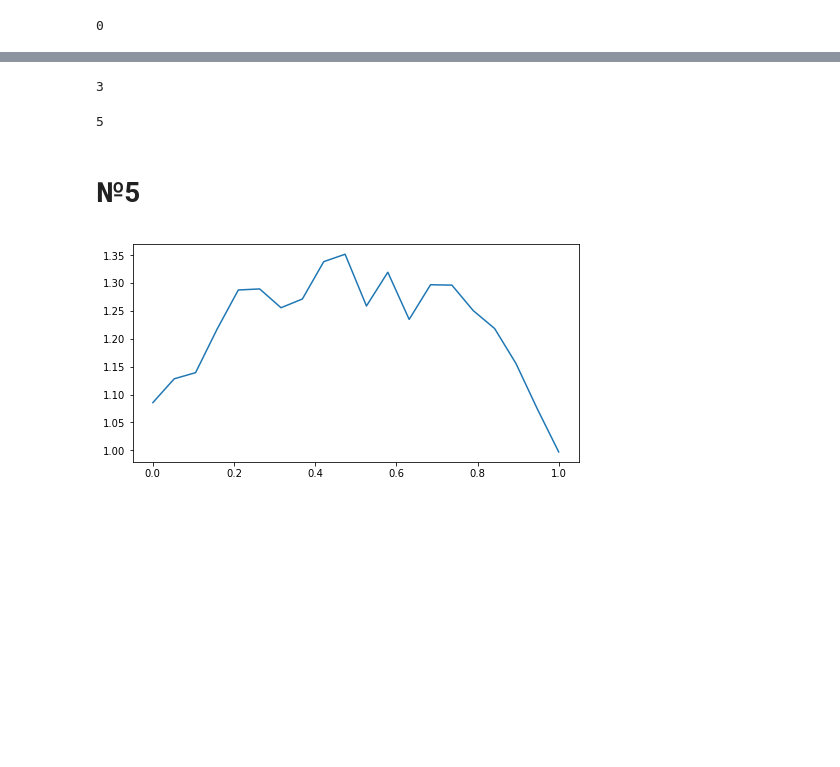
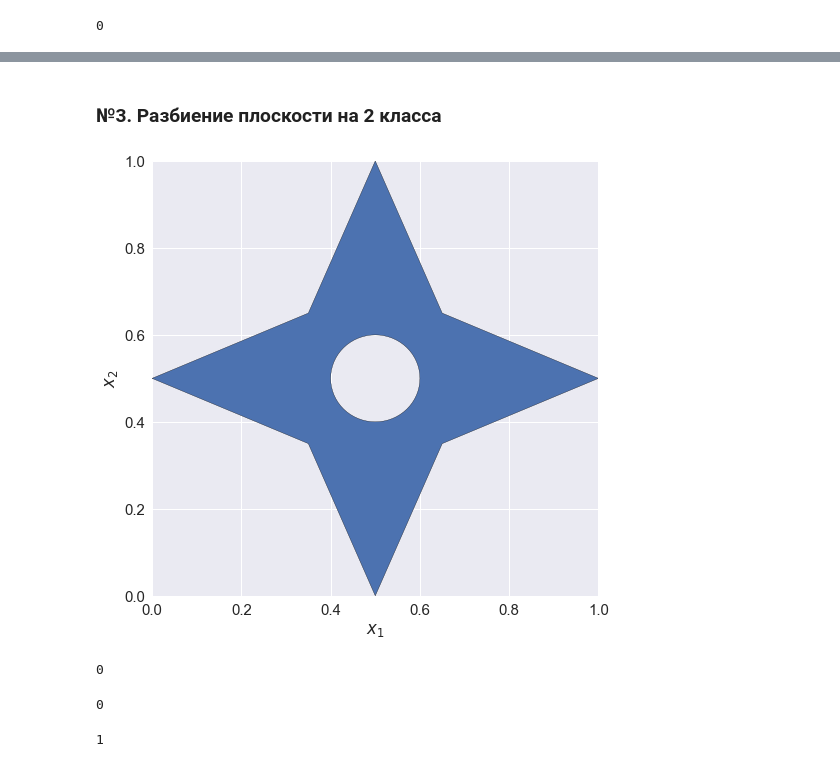
Before and after one commit to vaddya/neural-networks, a Jupyter notebook: lab0/code/lab0.ipynb, the cells around one changed output, grey strips where cells are left out. Drawn from its saved outputs; the diff is of its cells as text; code cells hidden in the pictures; blank space fills up the shorter version.

```diff
--- a/lab0/code/lab0.ipynb
+++ b/lab0/code/lab0.ipynb
@@ -11,8 +13,17 @@ $x = [x_1, x_2]$, $x_i \in \{1, 2, 3, 4\}$
 $y_i \in \{0, 1\}$
 # %%
 import random as rnd
+import numpy as np
+import itertools
+import seaborn as sns
+from matplotlib import pyplot as plt
+from shapely.geometry import Point
+from shapely.geometry.polygon import Polygon
+from descartes import PolygonPatch
+
 rnd.seed(42)
+sns.set(font_scale=1.5)
 
-map1 = [['O' if rnd.random() > 0.5 else 'X' for i in range(4)] for j in range(4)]
+map1 = np.array([['O' if rnd.random() > 0.5 else 'X' for i in range(4)] for j in range(4)])
 # %%
 def f1(x):
@@ -161,22 +108,36 @@ plt.show()
-# %%
-get_class(polygons, Point(.9, .5))
-# %% [output]
-3
-# %%
-get_class(polygons, Point(.4, .6))
-# %% [output]
-5
-# %% [markdown]
-# №5
-# %%
-import numpy as np
-import statsmodels.api as sm
-
-fig = plt.figure(1, figsize=(8, 4))
-x = np.linspace(0, 1, 20)
-y = [i * (1 - i) + rnd.random() / 10 + rnd.normalvariate(1, 0.01) for i in x]
-lowess = sm.nonparametric.lowess(y, x, frac=0.19)
-plt.plot(lowess[:, 0], lowess[:, 1])
-plt.show()
-# %% [output]
-[figure, removed]
+# %% [markdown]
+### №3. Разбиение плоскости на 2 класса
+# %%
+fig = plt.figure(1, figsize=(8, 8))
+circle = Point(0.5, 0.5).buffer(0.1)
+polygon = Polygon([(0, .5), (.35, .65), (.5, 1), (.65, .65), (1, .5),
+                   (.65, .35), (.5, 0), (.35, .35), (0, .5)])
+polygon = polygon.difference(circle)
+
+def f3(x):
+    x = np.array(x)
+    if len(x.shape) == 1:
+        point = Point(x[0], x[1])
+        return 1 if polygon.contains(point) else 0
+    else:
+        return np.array([f3(xi) for xi in x])[np.newaxis].T
+
+ax = fig.add_subplot(111)
+ax.add_patch(PolygonPatch(polygon))
+plt.xlabel('$x_1$')
+plt.ylabel('$x_2$')
+plt.show()
+# %% [output]
+[figure, added]
+# %%
+f3([0.5, 0.5])
+# %% [output]
+0
+# %%
+f3([0.2, 0.2])
+# %% [output]
+0
+# %%
+f3([0.5, 0.3])
+# %% [output]
+1
```
Also changed, not shown: parts of 41 cells of this notebook.
